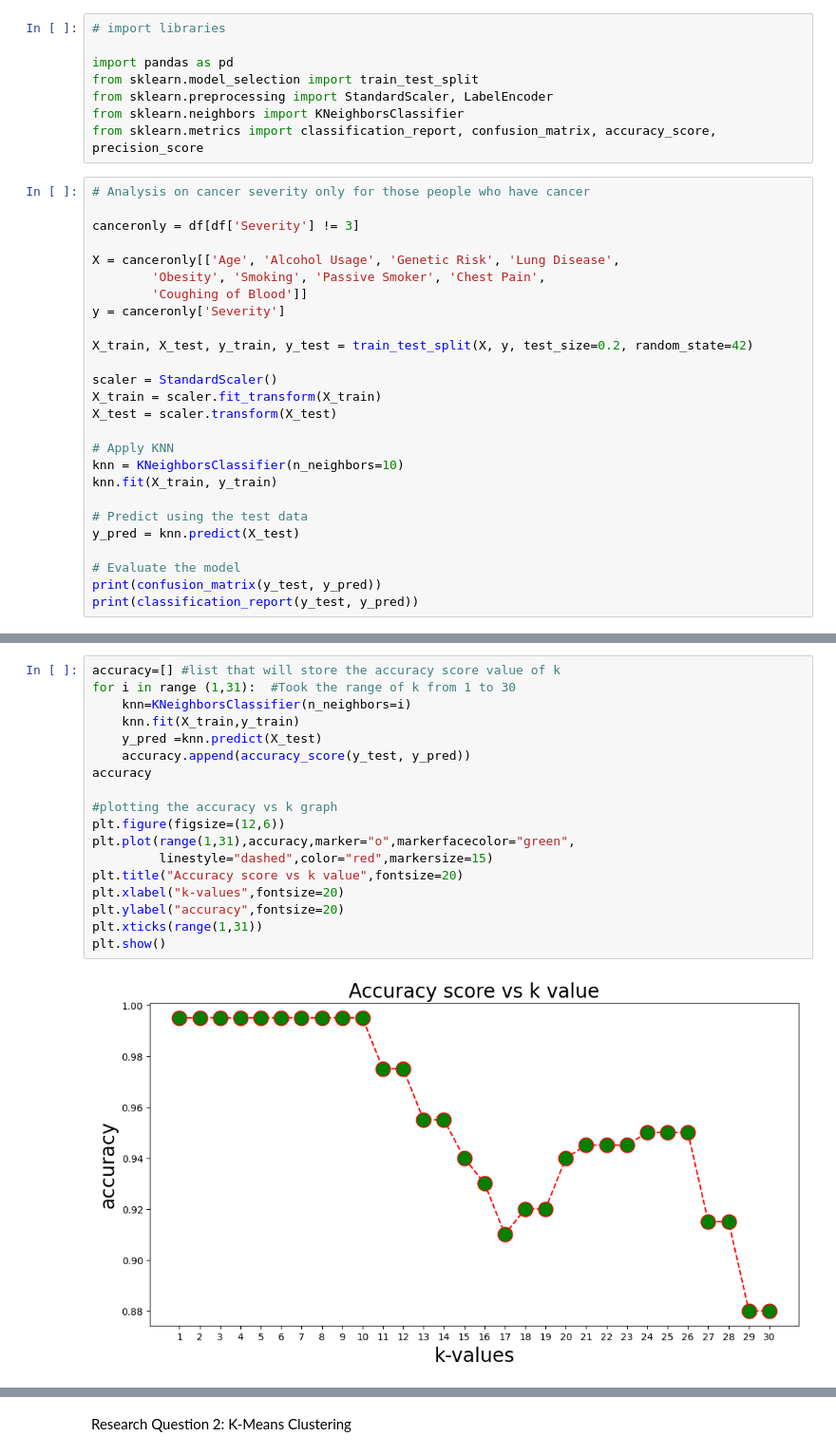
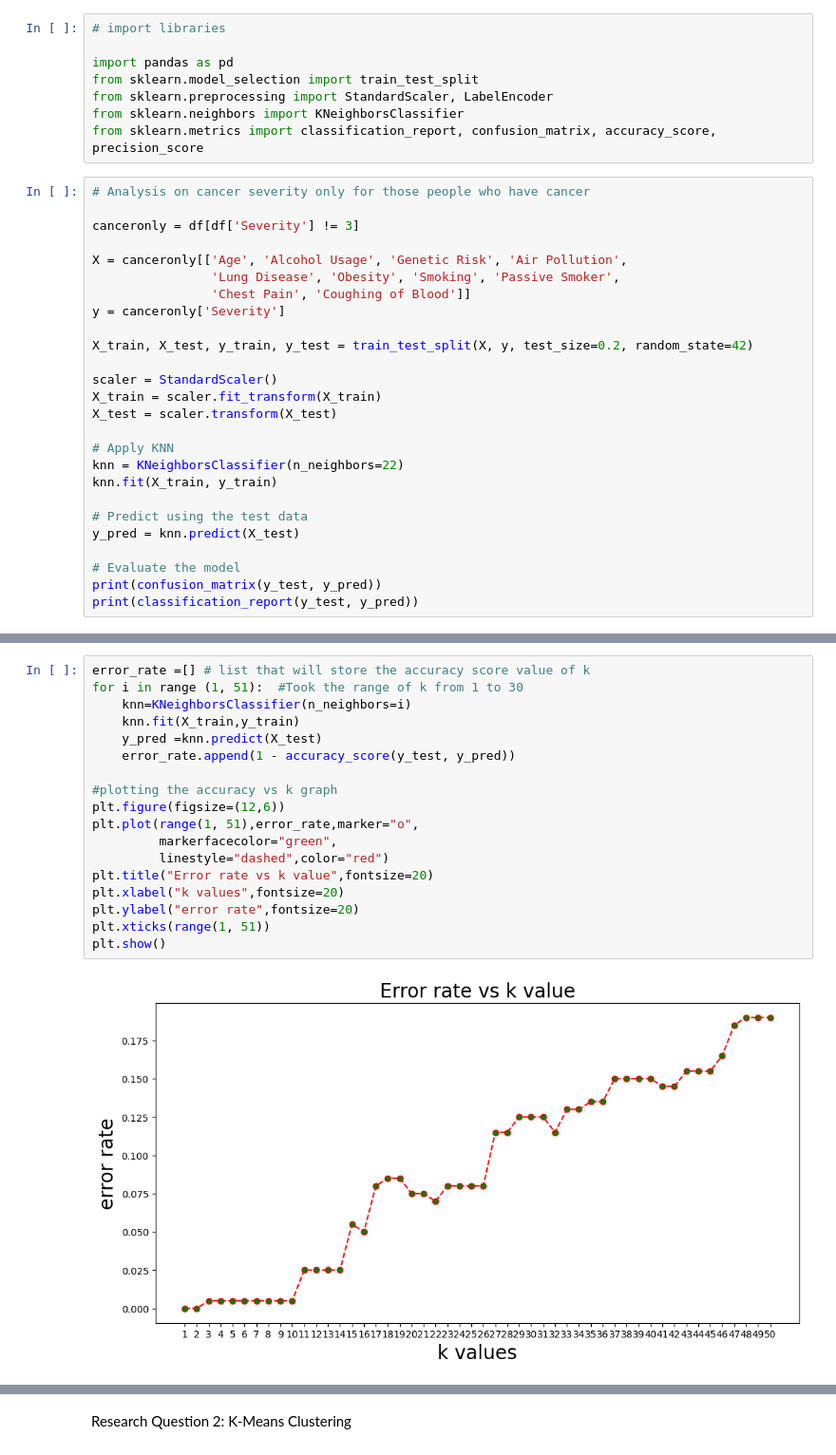
Before and after one commit to Yutong-Lu/Datathon-1, a Jupyter notebook: Yutong_Datathon_1.ipynb, the cells around one changed output, grey strips where cells are left out. Shown at 95% size. Saved outputs shown, nothing was run; the diff lists cells and outputs as text.

```diff
--- a/Yutong_Datathon_1.ipynb
+++ b/Yutong_Datathon_1.ipynb
@@ -110,9 +125,9 @@ from sklearn.metrics import classification_report, confusion_matrix, accuracy_sc
 
 canceronly = df[df['Severity'] != 3]
 
-X = canceronly[['Age', 'Alcohol Usage', 'Genetic Risk', 'Lung Disease',
-        'Obesity', 'Smoking', 'Passive Smoker', 'Chest Pain',
-        'Coughing of Blood']]
+X = canceronly[['Age', 'Alcohol Usage', 'Genetic Risk', 'Air Pollution',
+                'Lung Disease', 'Obesity', 'Smoking', 'Passive Smoker',
+                'Chest Pain', 'Coughing of Blood']]
 y = canceronly['Severity']
 
 X_train, X_test, y_train, y_test = train_test_split(X, y, test_size=0.2, random_state=42)
@@ -122,7 +137,7 @@ X_train = scaler.fit_transform(X_train)
 X_test = scaler.transform(X_test)
 
 # Apply KNN
-knn = KNeighborsClassifier(n_neighbors=10)
+knn = KNeighborsClassifier(n_neighbors=22)
 knn.fit(X_train, y_train)
 
 # Predict using the test data
@@ -147,23 +162,23 @@ weighted avg       1.00      0.99      0.99       200
 # %%
-accuracy=[] #list that will store the accuracy score value of k
-for i in range (1,31):  #Took the range of k from 1 to 30
+error_rate =[] # list that will store the accuracy score value of k
+for i in range (1, 51):  #Took the range of k from 1 to 30
     knn=KNeighborsClassifier(n_neighbors=i)
     knn.fit(X_train,y_train)
     y_pred =knn.predict(X_test)
-    accuracy.append(accuracy_score(y_test, y_pred))
-accuracy
+    error_rate.append(1 - accuracy_score(y_test, y_pred))
 
 #plotting the accuracy vs k graph
 plt.figure(figsize=(12,6))
-plt.plot(range(1,31),accuracy,marker="o",markerfacecolor="green",
-         linestyle="dashed",color="red",markersize=15)
-plt.title("Accuracy score vs k value",fontsize=20)
-plt.xlabel("k-values",fontsize=20)
-plt.ylabel("accuracy",fontsize=20)
-plt.xticks(range(1,31))
+plt.plot(range(1, 51),error_rate,marker="o",
+         markerfacecolor="green",
+         linestyle="dashed",color="red")
+plt.title("Error rate vs k value",fontsize=20)
+plt.xlabel("k values",fontsize=20)
+plt.ylabel("error rate",fontsize=20)
+plt.xticks(range(1, 51))
 plt.show()
 # %% [output]
-[figure, old version]
+[figure, new version]
 # %%
 import seaborn as sns
 import matplotlib.pyplot as plt
```
Also changed, not shown: parts of 6 cells of this notebook.
